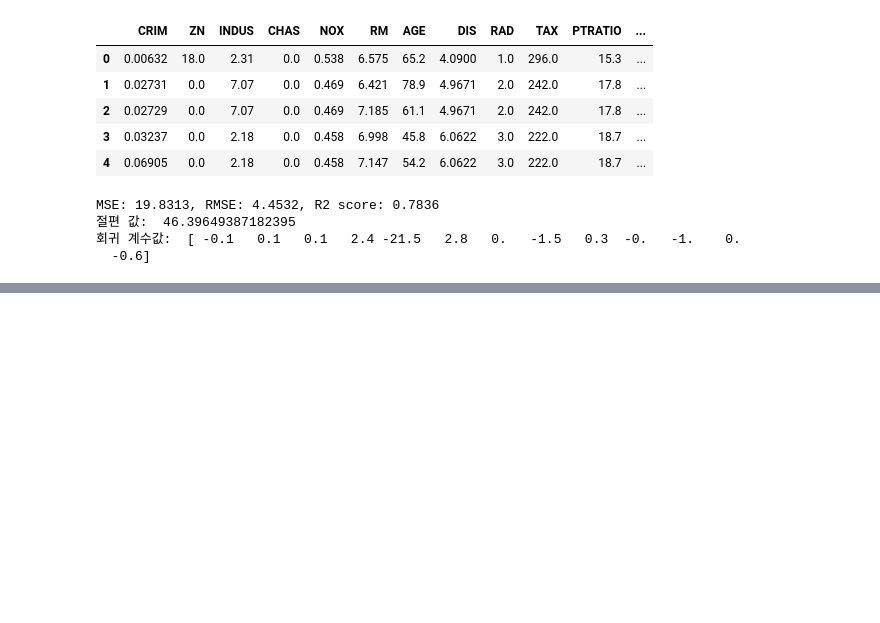
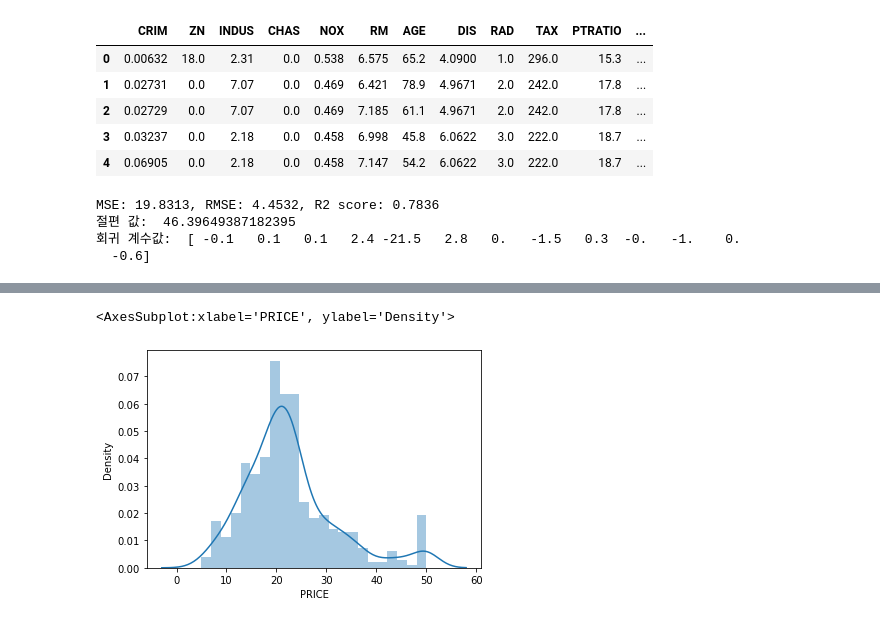
Before and after one commit to jeey00n/Jupyter1228, a Jupyter notebook: ML52_규제 선형 모델_릿지,라쏘,엘라스틱넷.ipynb, the cells around one changed output, grey strips where cells are left out. Cells and saved outputs as stored; diff of their text form; code cells hidden in the pictures; blank space fills up the shorter version.

```diff
--- a/ML52_규제 선형 모델_릿지,라쏘,엘라스틱넷.ipynb
+++ b/ML52_규제 선형 모델_릿지,라쏘,엘라스틱넷.ipynb
@@ -58,0 +54,7 @@ for i, feature in enumerate(lm_features):
+# %%
+import warnings
+warnings.filterwarnings('ignore')
+sns.distplot(house_df.PRICE)
+# %% [output]
+<AxesSubplot:xlabel='PRICE', ylabel='Density'>
+[figure, added]
```
Also changed, not shown: parts of 16 cells of this notebook, 2 other files.
